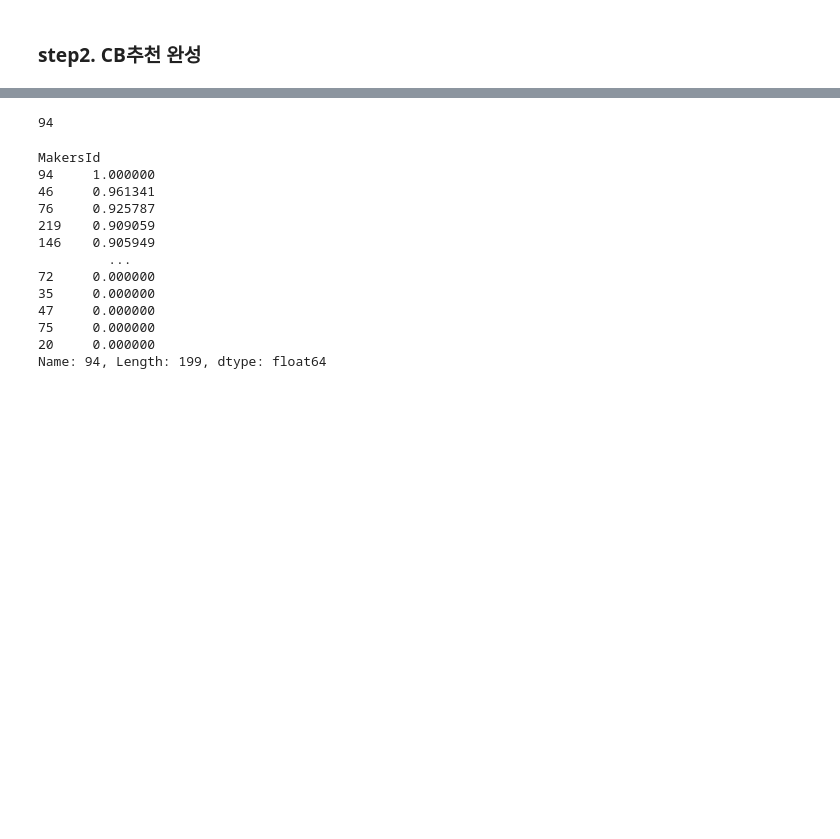
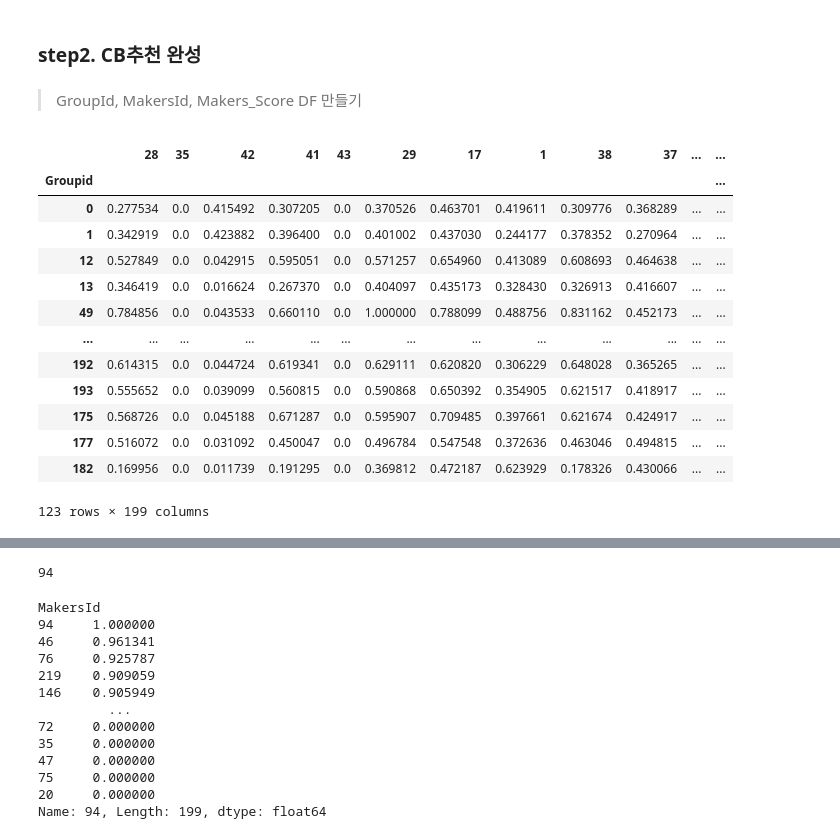
Before and after one commit to jhyungit/Final_project, a Jupyter notebook: jh_CB_Recommender.ipynb, the cells around one changed output, grey strips where cells are left out. Saved outputs shown, nothing was run; the diff lists cells and outputs as text; code cells hidden in the pictures; blank space fills up the shorter version.

Commit message:
CB_recommender

```diff
--- a/jh_CB_Recommender.ipynb
+++ b/jh_CB_Recommender.ipynb
@@ -237,2 +265,4 @@ food_cs_df
 # %% [markdown]
 ### step2. CB추천 완성
+# %% [markdown]
+> GroupId, MakersId, Makers_Score DF 만들기
@@ -238,0 +297,22 @@ food_cs_df
+# %%
+            # 열은 Makersid
+#행은 GroupId
+group_makers_recom_score = pd.read_csv('data/recom_df/group_makers_recom_df.csv')
+group_makers_recom_score.rename(columns={'Unnamed: 0' : 'Groupid'}, inplace= True)
+group_makers_recom_score.set_index('Groupid', inplace = True)
+group_makers_recom_score
+# %% [output]
+|  | 28 | 35 | 42 | 41 | 43 | 29 | 17 | 1 | 38 | 37 | ... | ... |
+| Groupid |  |  |  |  |  |  |  |  |  |  |  | ... |
+| 0 | 0.277534 | 0.0 | 0.415492 | 0.307205 | 0.0 | 0.370526 | 0.463701 | 0.419611 | 0.309776 | 0.368289 | ... | ... |
+| 1 | 0.342919 | 0.0 | 0.423882 | 0.396400 | 0.0 | 0.401002 | 0.437030 | 0.244177 | 0.378352 | 0.270964 | ... | ... |
+| 12 | 0.527849 | 0.0 | 0.042915 | 0.595051 | 0.0 | 0.571257 | 0.654960 | 0.413089 | 0.608693 | 0.464638 | ... | ... |
+| 13 | 0.346419 | 0.0 | 0.016624 | 0.267370 | 0.0 | 0.404097 | 0.435173 | 0.328430 | 0.326913 | 0.416607 | ... | ... |
+| 49 | 0.784856 | 0.0 | 0.043533 | 0.660110 | 0.0 | 1.000000 | 0.788099 | 0.488756 | 0.831162 | 0.452173 | ... | ... |
+| ... | ... | ... | ... | ... | ... | ... | ... | ... | ... | ... | ... | ... |
+| 192 | 0.614315 | 0.0 | 0.044724 | 0.619341 | 0.0 | 0.629111 | 0.620820 | 0.306229 | 0.648028 | 0.365265 | ... | ... |
+| 193 | 0.555652 | 0.0 | 0.039099 | 0.560815 | 0.0 | 0.590868 | 0.650392 | 0.354905 | 0.621517 | 0.418917 | ... | ... |
+| 175 | 0.568726 | 0.0 | 0.045188 | 0.671287 | 0.0 | 0.595907 | 0.709485 | 0.397661 | 0.621674 | 0.424917 | ... | ... |
+| 177 | 0.516072 | 0.0 | 0.031092 | 0.450047 | 0.0 | 0.496784 | 0.547548 | 0.372636 | 0.463046 | 0.494815 | ... | ... |
+| 182 | 0.169956 | 0.0 | 0.011739 | 0.191295 | 0.0 | 0.369812 | 0.472187 | 0.623929 | 0.178326 | 0.430066 | ... | ... |
+123 rows × 199 columns
```
Also changed, not shown: parts of 37 cells of this notebook.
